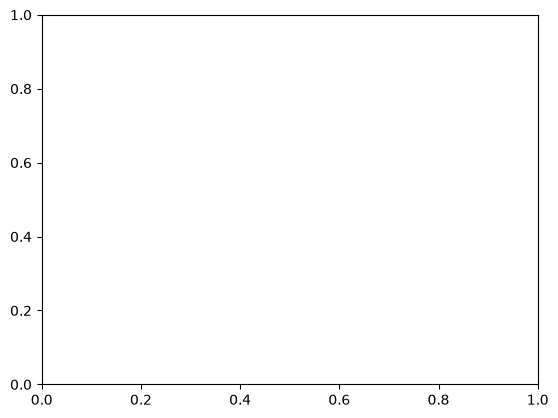
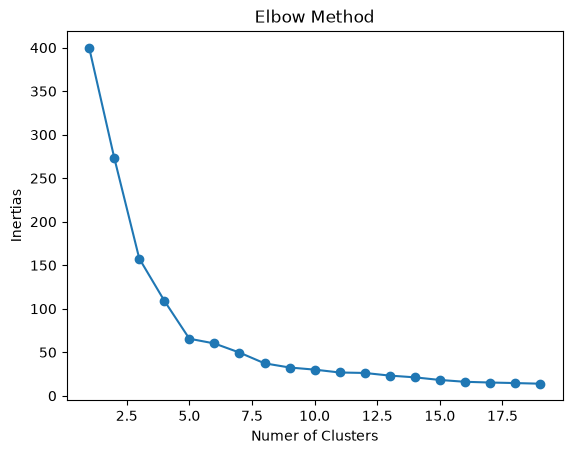
The notebook cell's code change between the first figure and the second:
--- before
+++ after
@@ -1,4 +1,4 @@
 # Plot
-plt.Figure(figsize=(8,100))
+plt.Figure(figsize=(8,3))
 plt.plot(range(1,20), inertias, marker="o")
 plt.xlabel("Numer of Clusters")

Commit: 05_Clustering.ipynb is updated